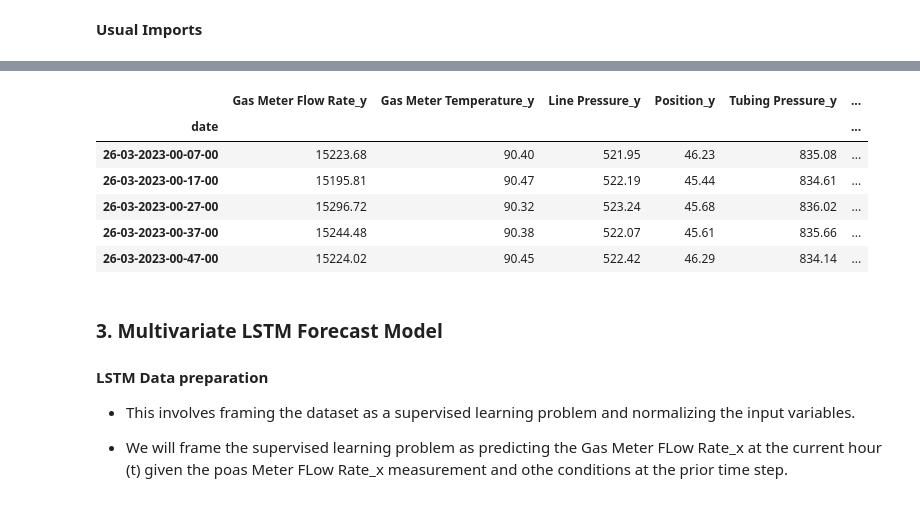
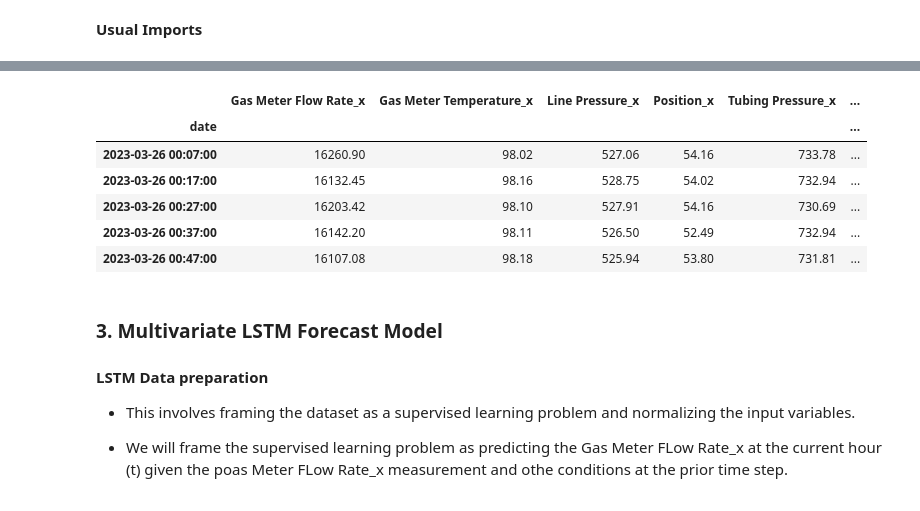
Before and after one commit to MonuSingh16/assessment-takehome, a Jupyter notebook: takehome-sotaog/notebooks/forecasting-sotaog.ipynb, the cells around one changed output, grey strips where cells are left out. Drawn from its saved outputs; the diff is of its cells as text; code cells hidden in the pictures.

```diff
--- a/takehome-sotaog/notebooks/forecasting-sotaog.ipynb
+++ b/takehome-sotaog/notebooks/forecasting-sotaog.ipynb
@@ -64,7 +36,9 @@ gas_well_df = pd.read_csv('../dat/input_gas_well.csv')
 gas_well_df['date'] = gas_well_df['Timestamp'].apply(lambda x : parse(x))
 
 gas_well_df.drop('Timestamp', axis=1, inplace=True)
-gas_well_df = gas_well_df.set_index('date')
+gas_well_df['date'] = pd.to_datetime(gas_well_df['date'], format='%d-%m-%Y-%H-%M-%S')
+gas_well_df.sort_values('date', ascending=True, inplace=True)
+
 gas_well_df.head(3)
 # %% [output]
 |  | Gas Meter Temperature_x | Line Pressure_x | Position_x | Tubing Pressure_x | Reservoir Pressure_x | ... |
@@ -98,11 +56,0 @@ sns.clustermap(corr_mat)
-# %%
-col_x, col_y, = list(), list()
-
-for col in gas_well_df.columns:
-   if '_x' in col:
-     col_x.append(col)
-   elif '_y' in col:
-      col_y.append(col)
-
-col_x.append('Junction pressure')
-col_y.append('Junction pressure')
@@ -109,21 +74,36 @@ col_y.append('Junction pressure')
 # %%
+col_x, col_y, = list(), list()
+
+for col in gas_well_df.columns:
+   if '_x' in col:
+     col_x.append(col)
+   elif '_y' in col:
+      col_y.append(col)
+
+other_columns = ['Junction pressure', 'date', 'year','month', 'day', 'hour', 'minute']
+
 # Separate well x and y columns
-gas_well_df_x = gas_well_df[col_x]
-gas_well_df_y = gas_well_df[col_y]
+gas_well_df_x = gas_well_df.drop(columns=col_y, axis=1)
+gas_well_df_y = gas_well_df.drop(columns=col_x, axis=1)
 
 # Reorder columns
-gas_well_df_x = gas_well_df_x.iloc[:, [5, 0, 1, 2, 3, 4, 6]]
-gas_well_df_y = gas_well_df_y.iloc[:, [5, 0, 1, 2, 3, 4, 6]]
+gas_well_df_x = gas_well_df_x.iloc[:, [7, 5, 0, 1, 2, 3, 4, 6]]
+gas_well_df_y = gas_well_df_y.iloc[:, [7, 5, 0, 1, 2, 3, 4, 6]]
 
-gas_well_df_y.head()
+#
+gas_well_df_x = gas_well_df_x.set_index('date')
+gas_well_df_y = gas_well_df_y.set_index('date')
+
+#
+gas_well_df_x.head()
 # %% [output]
-|  | Gas Meter Flow Rate_y | Gas Meter Temperature_y | Line Pressure_y | Position_y | Tubing Pressure_y | ... |
+|  | Gas Meter Flow Rate_x | Gas Meter Temperature_x | Line Pressure_x | Position_x | Tubing Pressure_x | ... |
 | date |  |  |  |  |  | ... |
-| 26-03-2023-00-07-00 | 15223.68 | 90.40 | 521.95 | 46.23 | 835.08 | ... |
-| 26-03-2023-00-17-00 | 15195.81 | 90.47 | 522.19 | 45.44 | 834.61 | ... |
-| 26-03-2023-00-27-00 | 15296.72 | 90.32 | 523.24 | 45.68 | 836.02 | ... |
-| 26-03-2023-00-37-00 | 15244.48 | 90.38 | 522.07 | 45.61 | 835.66 | ... |
-| 26-03-2023-00-47-00 | 15224.02 | 90.45 | 522.42 | 46.29 | 834.14 | ... |
+| 2023-03-26 00:07:00 | 16260.90 | 98.02 | 527.06 | 54.16 | 733.78 | ... |
+| 2023-03-26 00:17:00 | 16132.45 | 98.16 | 528.75 | 54.02 | 732.94 | ... |
+| 2023-03-26 00:27:00 | 16203.42 | 98.10 | 527.91 | 54.16 | 730.69 | ... |
+| 2023-03-26 00:37:00 | 16142.20 | 98.11 | 526.50 | 52.49 | 732.94 | ... |
+| 2023-03-26 00:47:00 | 16107.08 | 98.18 | 525.94 | 53.80 | 731.81 | ... |
 # %% [markdown]
 ### 3. Multivariate LSTM Forecast Model
 
```
Also changed, not shown: parts of 45 cells of this notebook, 47 other files.
